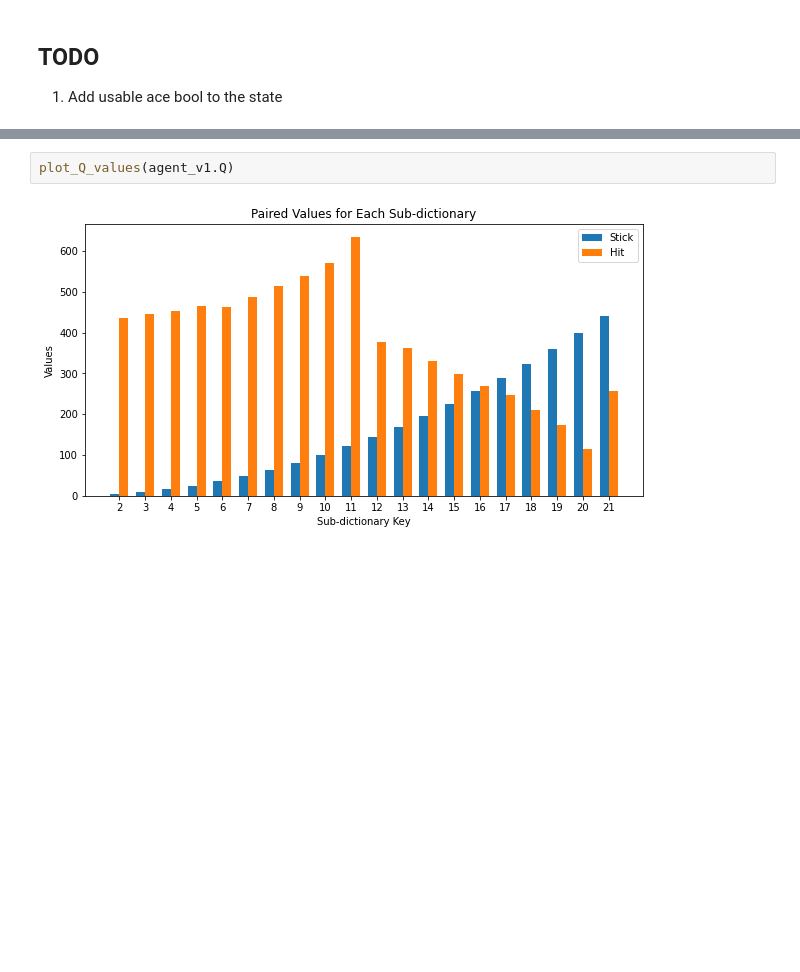
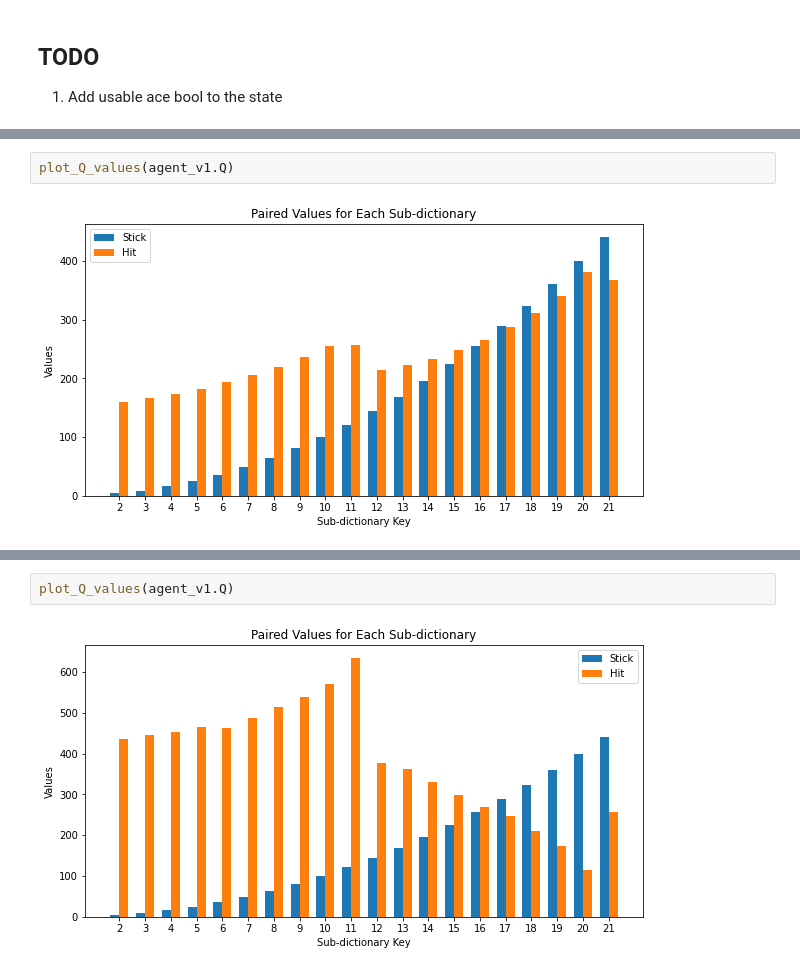
Before and after one commit to artemi8/RL-black-jack, a Jupyter notebook: Black-Jack-Monte-Carlo-ES.ipynb, the cells around one changed output, grey strips where cells are left out. Drawn from its saved outputs; the diff is of its cells as text; blank space fills up the shorter version.

```diff
--- a/Black-Jack-Monte-Carlo-ES.ipynb
+++ b/Black-Jack-Monte-Carlo-ES.ipynb
@@ -142,0 +193,4 @@ if not hand_complete:
+# %%
+plot_Q_values(agent_v1.Q)
+# %% [output]
+[figure, added]
```
Also changed, not shown: parts of 10 cells of this notebook, 12 other files.
